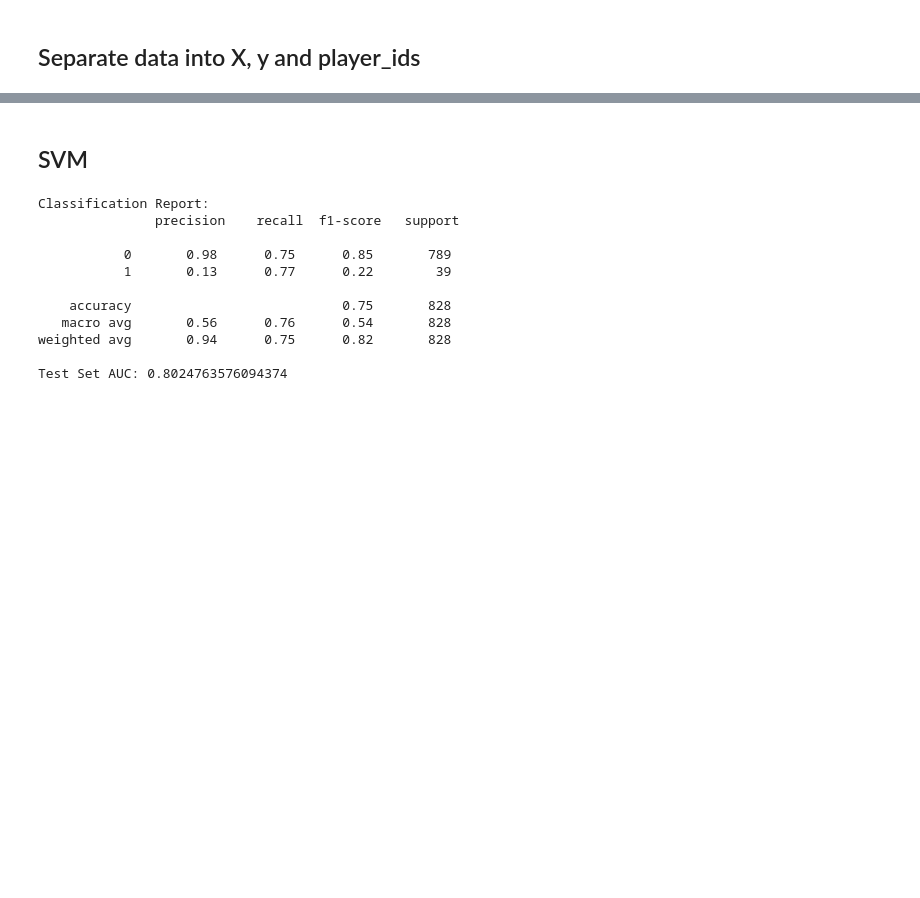
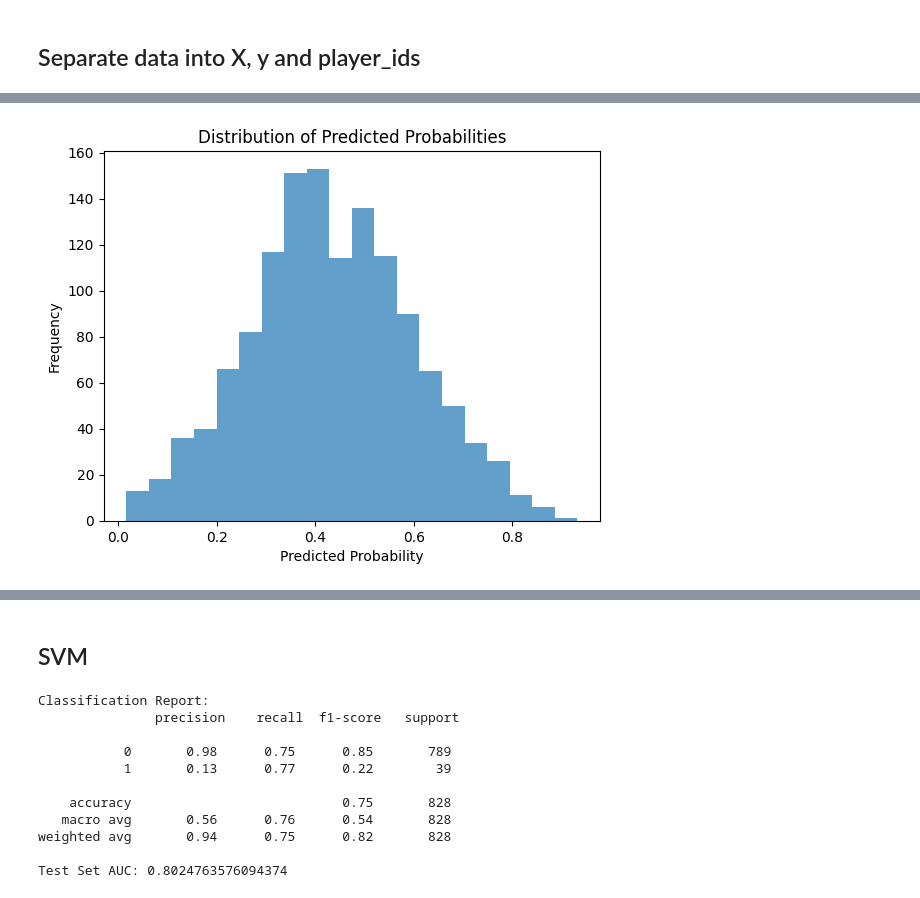
Before and after one commit to Tommy-Las/WatfordFC, a Jupyter notebook: ML_Model.ipynb, the cells around one changed output, grey strips where cells are left out. Saved outputs shown, nothing was run; the diff lists cells and outputs as text; code cells hidden in the pictures; blank space fills up the shorter version.

Commit message:
added logistic regression

```diff
--- a/ML_Model.ipynb
+++ b/ML_Model.ipynb
@@ -270,0 +226,29 @@ Name: count, dtype: int64
+# %%
+# Create the model
+logistic_model = LogisticRegression(random_state=42, max_iter=1000, class_weight='balanced')
+
+scaler = MinMaxScaler()
+X_train_scaled = scaler.fit_transform(X_train)
+X_test_scaled = scaler.transform(X_test)
+
+# Train the model
+logistic_model.fit(X_train_scaled, y_train)
+
+# Predictions
+y_train_pred = logistic_model.predict(X_train_scaled)
+y_test_pred = logistic_model.predict(X_test_scaled)
+
+# Probabilities
+y_test_prob = logistic_model.predict_proba(X_test_scaled)[:, 1]  # Probabilities for the positive class
+
+# Training evaluation
+print("Training Set Evaluation:")
+print("Accuracy:", accuracy_score(y_train, y_train_pred))
+print("Confusion Matrix:\n", confusion_matrix(y_train, y_train_pred))
+print("Classification Report:\n", classification_report(y_train, y_train_pred))
+
+# Test evaluation
+print("\nTest Set Evaluation:")
+print("Accuracy:", accuracy_score(y_test, y_test_pred))
+print("Confusion Matrix:\n", confusion_matrix(y_test, y_test_pred))
+print("Classification Report:\n", classification_report(y_test, y_test_pred))
@@ -270,0 +325,8 @@ Name: count, dtype: int64
+# %%
+plt.hist(y_test_prob, bins=20, alpha=0.7)
+plt.title("Distribution of Predicted Probabilities")
+plt.xlabel("Predicted Probability")
+plt.ylabel("Frequency")
+plt.show()
+# %% [output]
+[figure, added]
```
Also changed, not shown: parts of 42 cells of this notebook, 2 other files.
